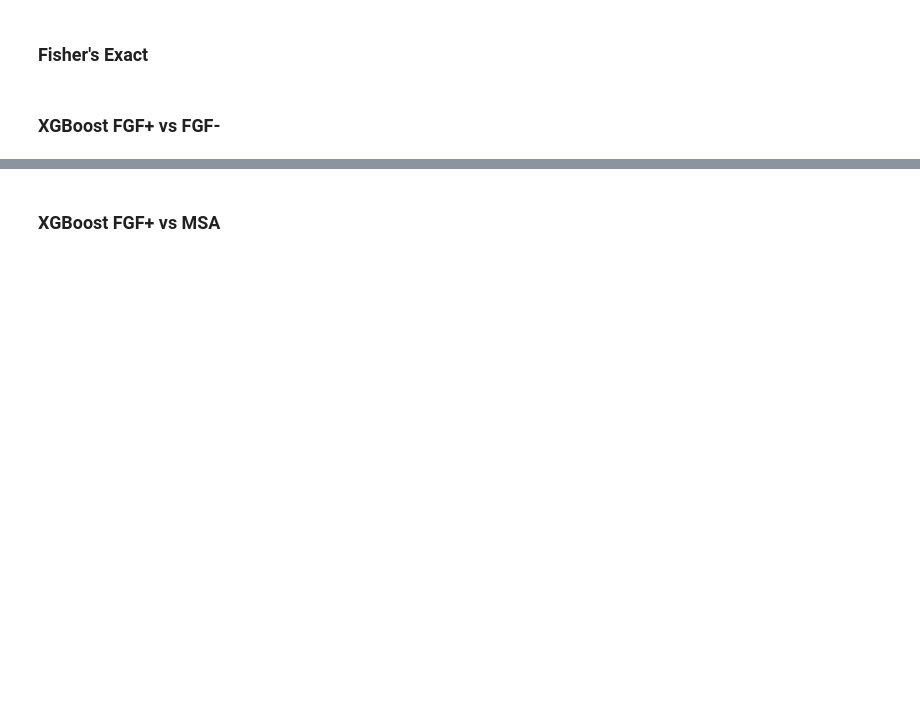
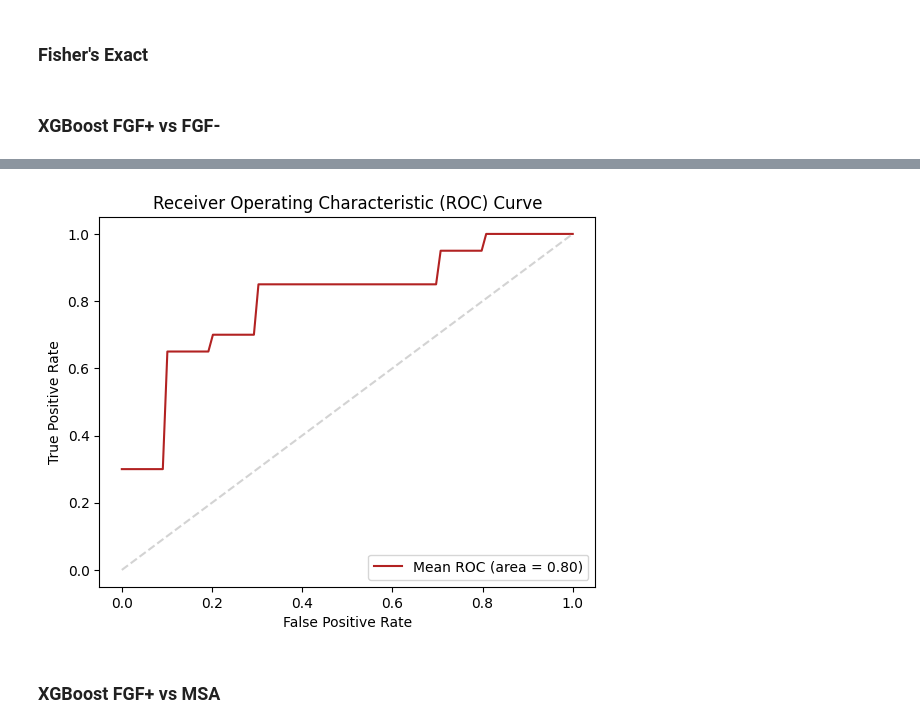
Before and after one commit to Le-bruit-de-nos-pas/fgf14_chu_2024, a Jupyter notebook: fgf14.ipynb, the cells around one changed output, grey strips where cells are left out. Cells and saved outputs as stored; diff of their text form; code cells hidden in the pictures; blank space fills up the shorter version.

```diff
--- a/fgf14.ipynb
+++ b/fgf14.ipynb
@@ -235,34 +474,36 @@ y = y.values
 # %%
 
 cv = StratifiedKFold(n_splits=2)
 tprs = []
 aucs = []
 mean_fpr = np.linspace(0, 1, 100)
 
 for train_index, test_index in cv.split(X, y):
     X_train, X_test = X[train_index], X[test_index]
     y_train, y_test = y[train_index], y[test_index]
 
-    model = xgb.XGBClassifier()
+    model = xgboost.XGBClassifier()
     model.fit(X_train, y_train)
     y_prob = model.predict_proba(X_test)[:, 1]
 
     fpr, tpr, _ = roc_curve(y_test, y_prob)
     tprs.append(np.interp(mean_fpr, fpr, tpr))
     roc_auc = auc(fpr, tpr)
     aucs.append(roc_auc)
 
 mean_tpr = np.mean(tprs, axis=0)
 mean_tpr[-1] = 1.0
 mean_auc = auc(mean_fpr, mean_tpr)
 
 plt.plot(mean_fpr, mean_tpr, color='firebrick', label=f'Mean ROC (area = {mean_auc:.2f})')
 plt.plot([0, 1], [0, 1], linestyle='--', color='lightgray')
 plt.xlabel('False Positive Rate')
 plt.ylabel('True Positive Rate')
 plt.title('Receiver Operating Characteristic (ROC) Curve')
 plt.legend(loc='lower right')
 plt.show()
+# %% [output]
+[figure, added]
 # %% [markdown]
 ### **XGBoost FGF+ vs MSA**
 # %%
```
Also changed, not shown: parts of 55 cells of this notebook.
